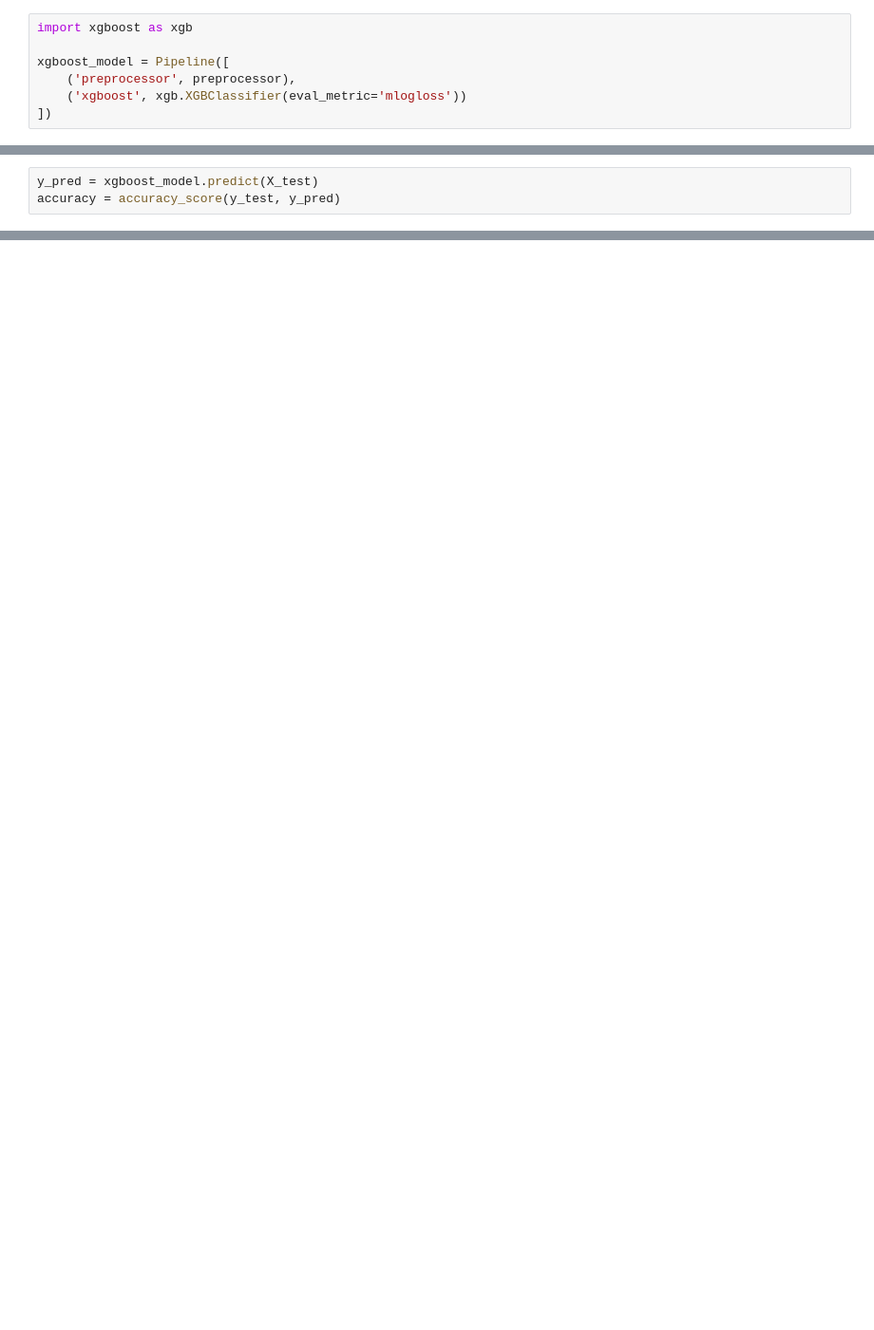
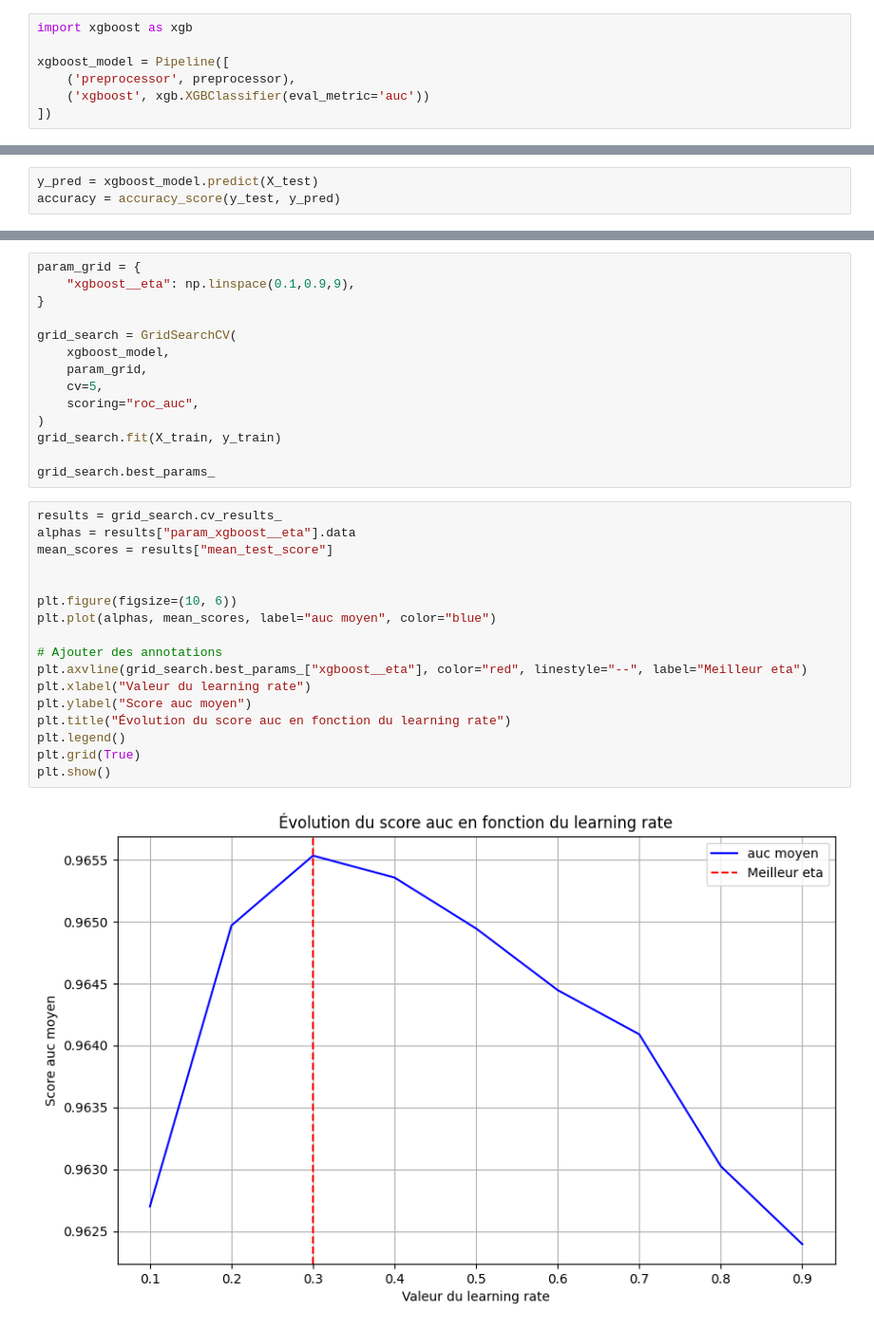
Before and after one commit to istaion/US_SBA_classification, a Jupyter notebook: modelisation.ipynb, the cells around one changed output, grey strips where cells are left out. Shown at 95% size. Cells and saved outputs as stored; diff of their text form; blank space fills up the shorter version.

```diff
--- a/modelisation.ipynb
+++ b/modelisation.ipynb
@@ -469,7 +495,7 @@ import xgboost as xgb
 
 xgboost_model = Pipeline([
     ('preprocessor', preprocessor),
-    ('xgboost', xgb.XGBClassifier(eval_metric='mlogloss'))
+    ('xgboost', xgb.XGBClassifier(eval_metric='auc'))
 ])
 # %%
 xgboost_model.fit(X_train,y_train)
@@ -512,0 +543,33 @@ AUC: 0.9674
+# %%
+param_grid = {
+    "xgboost__eta": np.linspace(0.1,0.9,9),
+}
+
+grid_search = GridSearchCV(
+    xgboost_model,
+    param_grid,
+    cv=5,
+    scoring="roc_auc",
+)
+grid_search.fit(X_train, y_train)
+
+grid_search.best_params_
+# %%
+results = grid_search.cv_results_
+alphas = results["param_xgboost__eta"].data
+mean_scores = results["mean_test_score"]
+
+
+plt.figure(figsize=(10, 6))
+plt.plot(alphas, mean_scores, label="auc moyen", color="blue")
+
+# Ajouter des annotations
+plt.axvline(grid_search.best_params_["xgboost__eta"], color="red", linestyle="--", label="Meilleur eta")
+plt.xlabel("Valeur du learning rate")
+plt.ylabel("Score auc moyen")
+plt.title("Évolution du score auc en fonction du learning rate")
+plt.legend()
+plt.grid(True)
+plt.show()
+# %% [output]
+[figure, added]
```
Also changed, not shown: parts of 16 cells of this notebook.
